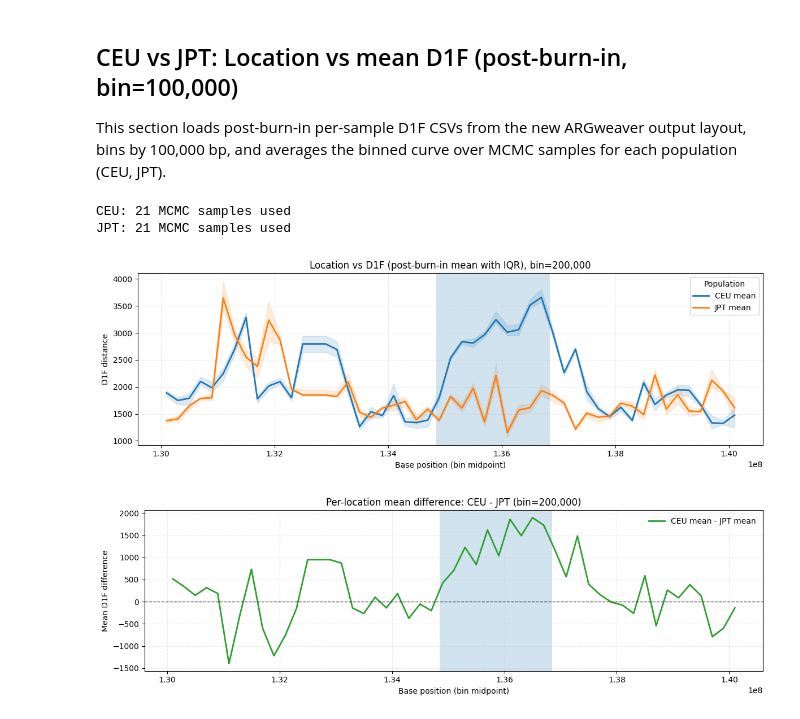
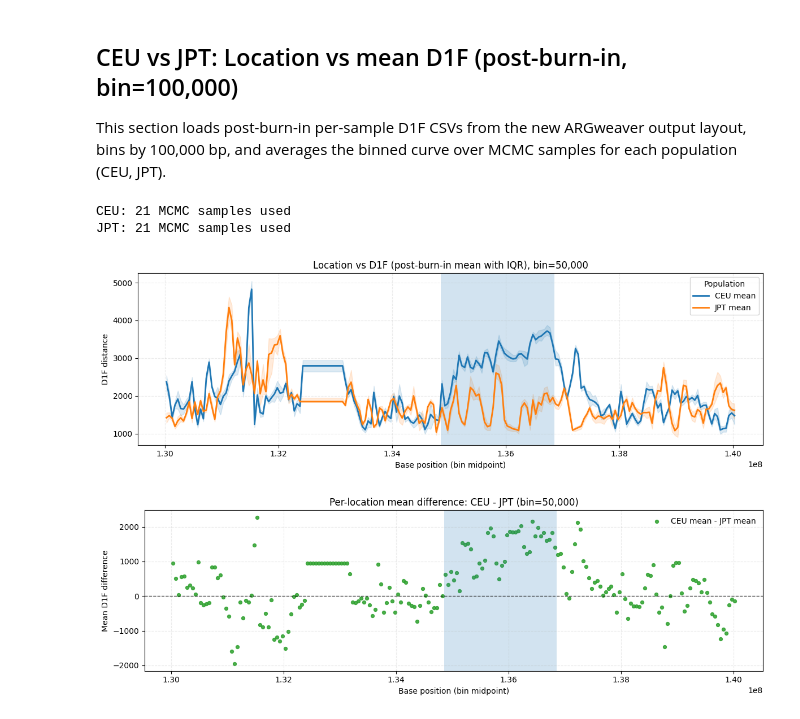
Before and after one commit to shinorimax/Selective-Sweep-Simulation, a Jupyter notebook: 1000Genomes/1000GenomesAnalysis.ipynb, the cells around one changed output. Drawn from its saved outputs; the diff is of its cells as text; code cells hidden in the pictures.

Commit message:
Distance vs Location with empirical mean

```diff
--- a/1000Genomes/1000GenomesAnalysis.ipynb
+++ b/1000Genomes/1000GenomesAnalysis.ipynb
@@ -325,7 +325,7 @@ base = Path('.')
 results_root = base / 'raw_data' / 'data' / 'results'
 
 target_pops = ['CEU', 'JPT']
-bin_size = 200_000
+bin_size = 50_000
 
 def load_pop_samples(pop: str):
     pattern = f'*_{pop}20/d1f_postburnin/*_d1f_per_tree_postburnin.csv'
@@ -408,41 +408,41 @@ for pop, dfs in pop_samples.items():
 # Plot 2 lines (means) + quantile bands (Q1-Q3), styled like neutral-overlay section
 fig, ax = plt.subplots(figsize=(12, 4))
 colors = {'CEU': 'tab:blue', 'JPT': 'tab:orange'}
 
 for pop in target_pops:
     stats = pop_stats[pop]
     color = colors.get(pop, None)
 
     qmask = np.isfinite(stats['q1']) & np.isfinite(stats['q3'])
     ax.fill_between(bin_mid[qmask], stats['q1'][qmask], stats['q3'][qmask], color=color, alpha=0.15)
 
     mmask = np.isfinite(stats['mean'])
     ax.plot(bin_mid[mmask], stats['mean'][mmask], color=color, linewidth=2.0, label=f'{pop} mean')
 
 pos = 135_851_076
 half = 1_000_000
 L = pos - half
 R = pos + half
 ax.axvspan(L, R, alpha=0.2)
 
 ax.set_xlabel('Base position (bin midpoint)')
 ax.set_ylabel('D1F distance')
 ax.set_title(f'Location vs D1F (post-burn-in mean with IQR), bin={bin_size:,}')
 ax.grid(alpha=0.25, linestyle='--')
 ax.legend(title='Population')
 fig.tight_layout()
 plt.show()
 # %% [output]
 CEU: 21 MCMC samples used
 JPT: 21 MCMC samples used
-[figure, old version]
+[figure, new version]
 # %%
 # CEU-JPT mean D1F difference per location (same bins as above)
 diff_mean = pop_stats['CEU']['mean'] - pop_stats['JPT']['mean']
 mask = np.isfinite(diff_mean)
 
 fig, ax = plt.subplots(figsize=(12, 3.8))
-ax.plot(bin_mid[mask], diff_mean[mask], color='tab:green', linewidth=2.0, label='CEU mean - JPT mean')
+ax.scatter(bin_mid[mask], diff_mean[mask], color='tab:green', s=18, alpha=0.85, label='CEU mean - JPT mean')
 ax.axhline(0.0, color='black', linewidth=1.0, linestyle='--', alpha=0.7)
 
 pos = 135_851_076
@@ -459,4 +459,4 @@ ax.legend(frameon=False)
 fig.tight_layout()
 plt.show()
 # %% [output]
-[figure, old version]
+[figure, new version]
```
Also changed, not shown: parts of 11 cells of this notebook, 7 other files.
